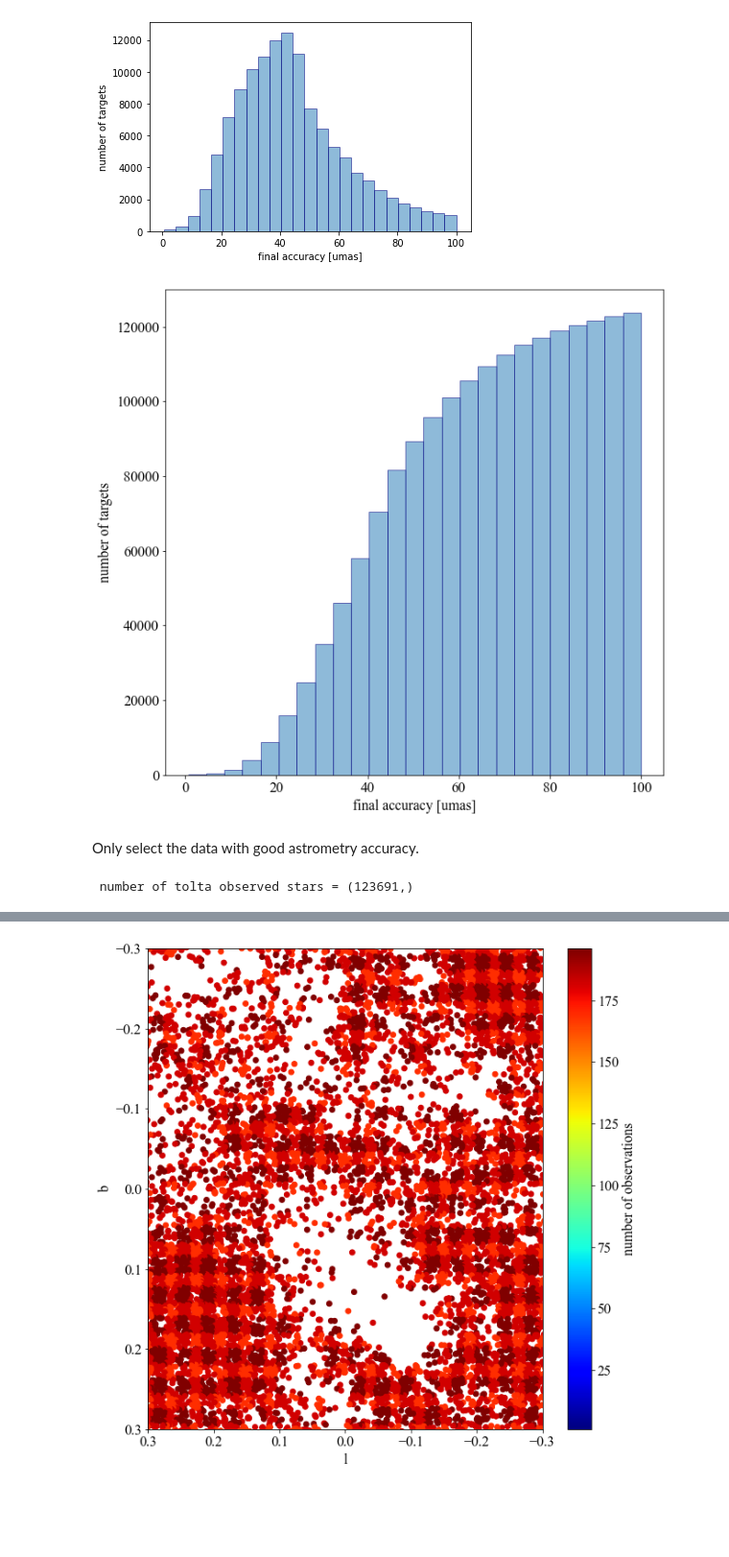
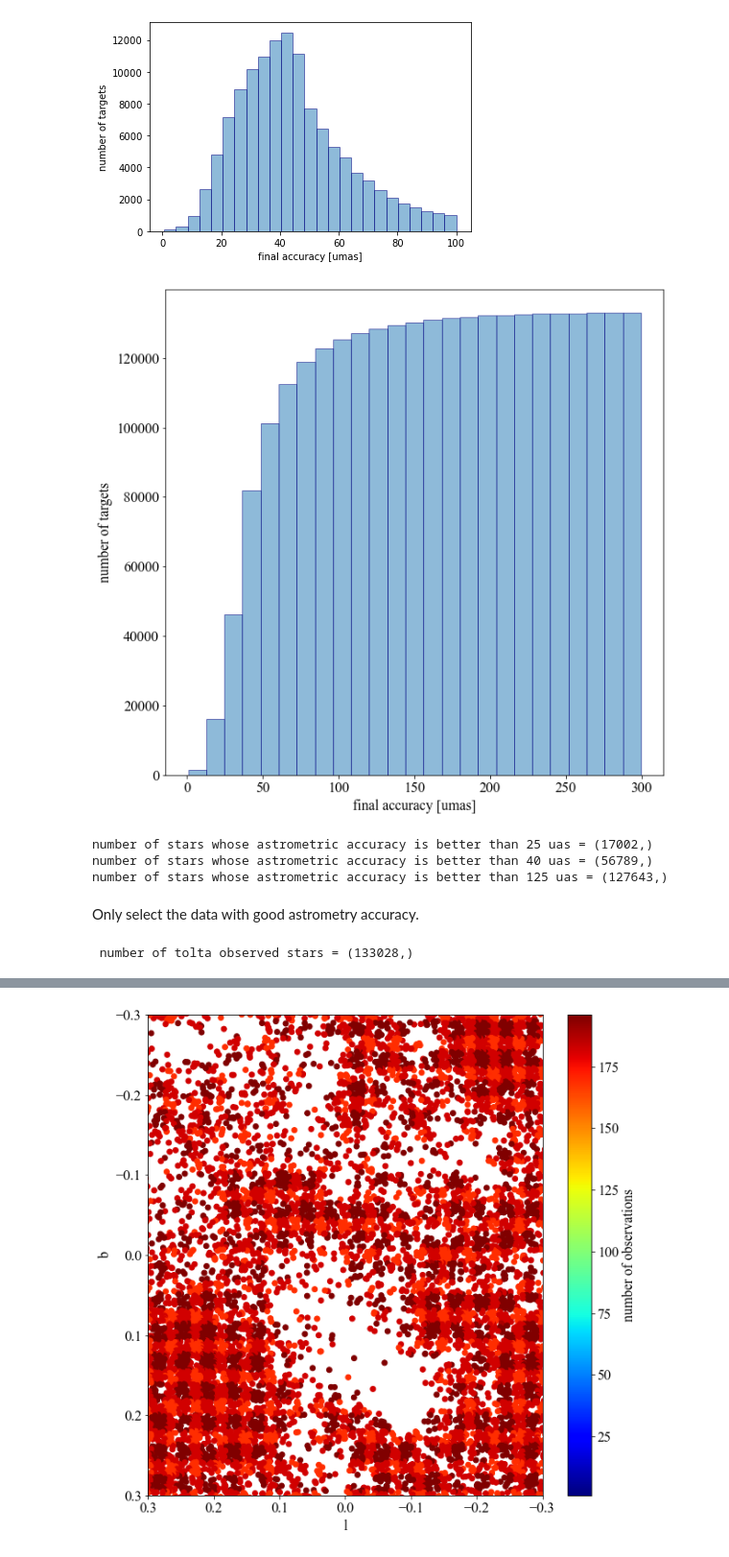
Before and after one commit to kawatadaisuke/JASMINE-analysis-testing, a Jupyter notebook: mapping-strategy/obsplan/Plot_MPS_results.ipynb, the cells around one changed output, grey strips where cells are left out. Shown at 96% size. Saved outputs shown, nothing was run; the diff lists cells and outputs as text; code cells hidden in the pictures; blank space fills up the shorter version.

Commit message:
Add the plot of the distribution of high astrometric accuracy stars.

```diff
--- a/mapping-strategy/obsplan/Plot_MPS_results.ipynb
+++ b/mapping-strategy/obsplan/Plot_MPS_results.ipynb
@@ -38,19 +38,27 @@ hist_ae_targets(final_ac)
 # %%
 plt.figure(figsize=(10, 10))
 plt.rcParams["font.family"] = "Times New Roman"
 plt.rcParams["mathtext.fontset"] = "stixsans"
 plt.rcParams["font.size"] = 16
 ax  = plt.gca()
-cb=ax.hist(final_ac[final_ac<100.0], alpha=0.5, bins=25, ec='navy', cumulative=True)
+cb=ax.hist(final_ac[final_ac<300.0], alpha=0.5, bins=25, ec='navy', cumulative=True)
 ax.set_ylabel("number of targets")
 ax.set_xlabel("final accuracy [umas]")
 plt.show()
 # %% [output]
-[figure, old version]
+[figure, new version]
+# %%
+print('number of stars whose astrometric accuracy is better than 25 uas =', np.shape(final_ac[final_ac<25.0]))
+print('number of stars whose astrometric accuracy is better than 40 uas =', np.shape(final_ac[final_ac<40.0]))
+print('number of stars whose astrometric accuracy is better than 125 uas =', np.shape(final_ac[final_ac<125.0]))
+# %% [output]
+number of stars whose astrometric accuracy is better than 25 uas = (17002,)
+number of stars whose astrometric accuracy is better than 40 uas = (56789,)
+number of stars whose astrometric accuracy is better than 125 uas = (127643,)
 # %% [markdown]
 Only select the data with good astrometry accuracy.
 # %%
-ac_limit = 100
+ac_limit = 300
 ac_ga = final_ac[final_ac<ac_limit]
 hw_ga = hw[final_ac<ac_limit]
 nans_ga = nans[final_ac<ac_limit]
@@ -58,7 +66,7 @@ l_ga = l[final_ac<ac_limit]
 b_ga = b[final_ac<ac_limit]
 print(' number of tolta observed stars =', np.shape(nans_ga))
 # %% [output]
- number of tolta observed stars = (123691,)
+ number of tolta observed stars = (133028,)
 # %%
 plt.figure(figsize=(10, 10))
 plt.rcParams["font.family"] = "Times New Roman"
```
Also changed, not shown: parts of 4 cells of this notebook.
